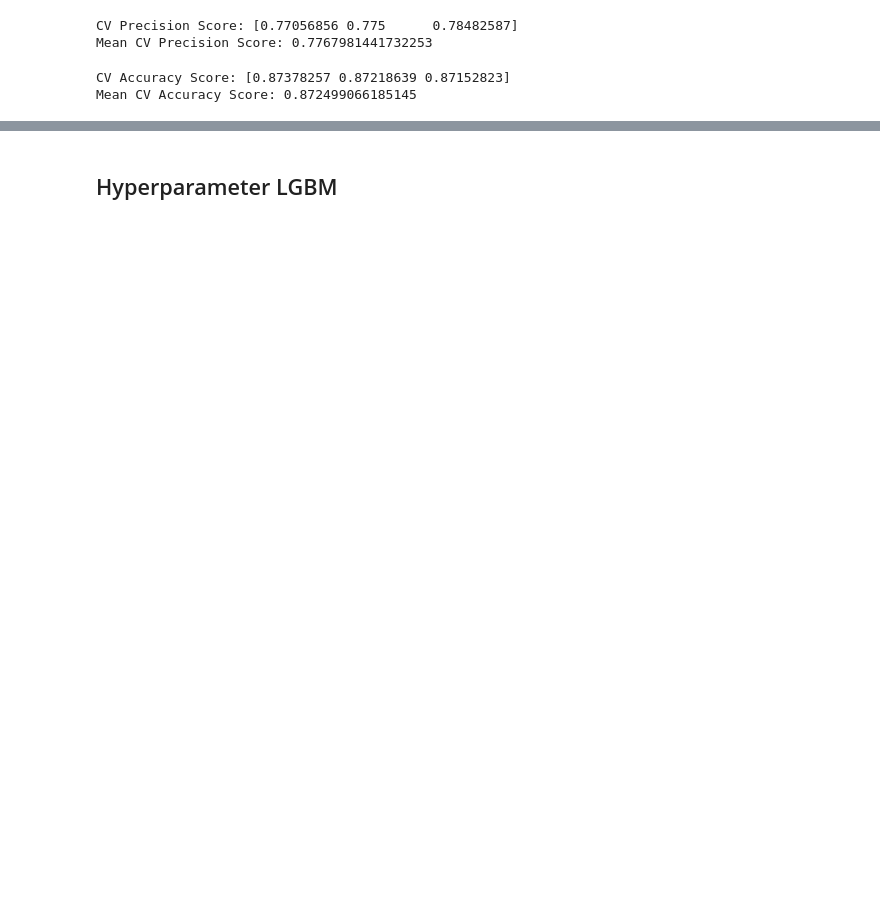
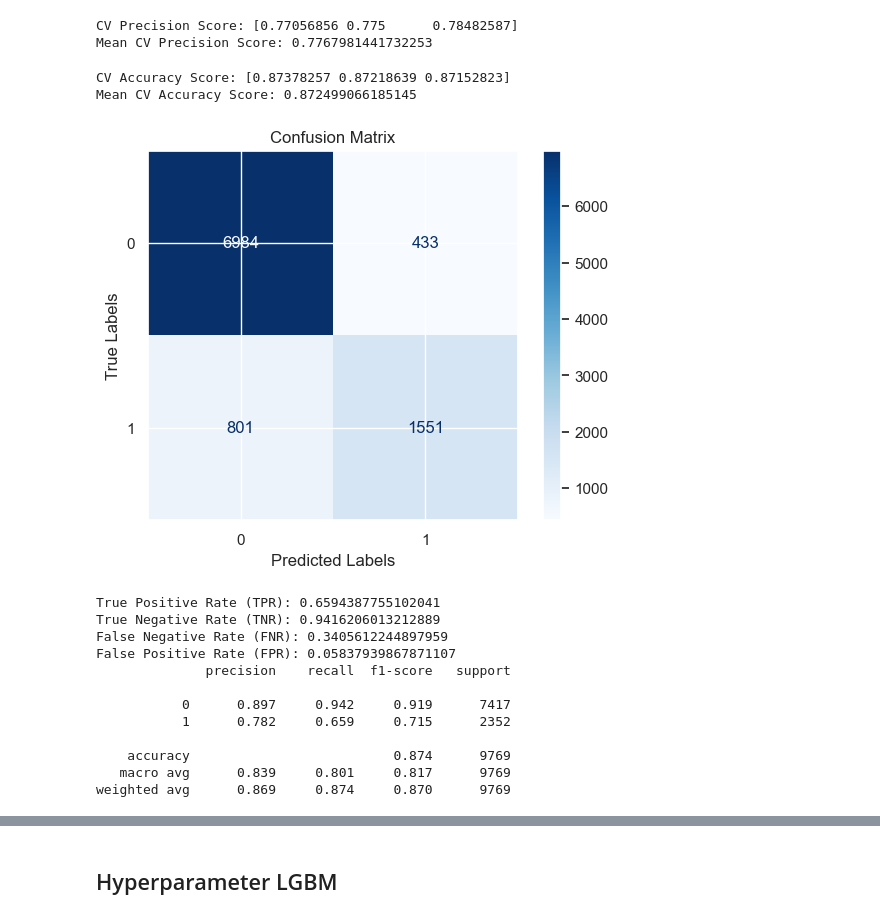
Before and after one commit to zidanqrs/IBM-Machine-Learning-Course, a Jupyter notebook: 3-Supervised-Machine-Learning-Classification/syntax.ipynb, the cells around one changed output, grey strips where cells are left out. Saved outputs shown, nothing was run; the diff lists cells and outputs as text; code cells hidden in the pictures; blank space fills up the shorter version.

```diff
--- a/3-Supervised-Machine-Learning-Classification/syntax.ipynb
+++ b/3-Supervised-Machine-Learning-Classification/syntax.ipynb
@@ -752,6 +626,24 @@ print("Mean CV Accuracy Score:", accuracy_cv_lgb.mean())
 # %% [output]
 CV Accuracy Score: [0.87378257 0.87218639 0.87152823]
 Mean CV Accuracy Score: 0.872499066185145
+# %%
+lgb = LGBMClassifier(device = 'gpu', verbose=0)
+lgb.fit(X_train,y_train)
+plot_confusion_matrix(y_val, lgb.predict(X_val))
+# %% [output]
+[figure, added]
+True Positive Rate (TPR): 0.6594387755102041
+True Negative Rate (TNR): 0.9416206013212889
+False Negative Rate (FNR): 0.3405612244897959
+False Positive Rate (FPR): 0.05837939867871107
+              precision    recall  f1-score   support
+
+           0      0.897     0.942     0.919      7417
+           1      0.782     0.659     0.715      2352
+
+    accuracy                          0.874      9769
+   macro avg      0.839     0.801     0.817      9769
+weighted avg      0.869     0.874     0.870      9769
 # %%
 from sklearn.model_selection import KFold, cross_val_score
 from sklearn.metrics import accuracy_score
```
Also changed, not shown: parts of 39 cells of this notebook, 5 other files.
